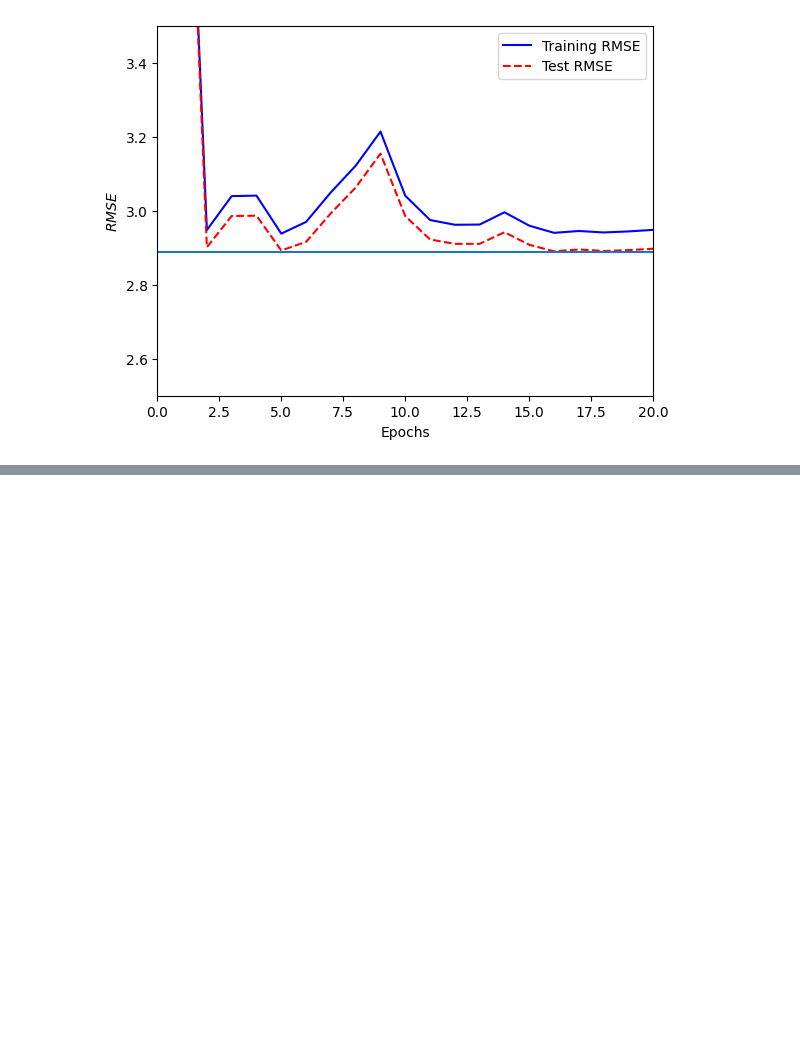
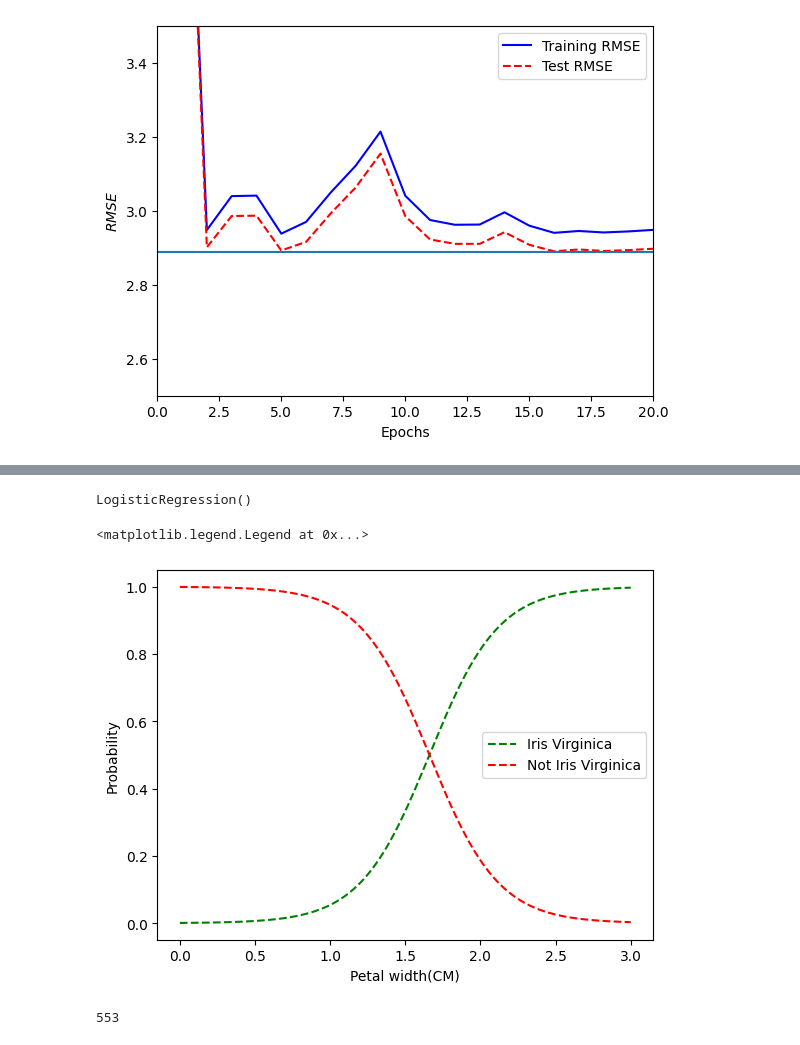
Before and after one commit to ARKA1112/HOML_AurelienG, a Jupyter notebook: chap4_TrainingM.ipynb, the cells around one changed output, grey strips where cells are left out. Saved outputs shown, nothing was run; the diff lists cells and outputs as text; code cells hidden in the pictures; blank space fills up the shorter version.

```diff
--- a/chap4_TrainingM.ipynb
+++ b/chap4_TrainingM.ipynb
@@ -566,0 +612,8 @@ plt.legend()
+# %%
+#using the iris dataset
+
+from sklearn import datasets
+import numpy as np
+import matplotlib.pylab as plt
+iris = datasets.load_iris()
+list(iris.keys())
@@ -566,0 +629,5 @@ plt.legend()
+# %%
+X = iris['data'][:,3:]  #taking only the petal_width
+y = (iris['target'] == 2).astype(int) #1 where 2 is true else o
+iris['target']
+y
@@ -566,0 +642,33 @@ plt.legend()
+# %%
+#Now lets train a logistic regression model:
+
+from sklearn.linear_model import LogisticRegression
+
+log_reg = LogisticRegression()
+log_reg.fit(X, y)
+# %% [output]
+LogisticRegression()
+# %%
+#since we trained the model on petal length
+#Lets make a new dataset
+
+X_new = np.linspace(0,3, 1000).reshape(-1,1)
+y_proba = log_reg.predict_proba(X_new)
+
+plt.plot(X_new, y_proba[:,1],'g--',label='Iris Virginica')
+plt.plot(X_new, y_proba[:,0],'r--',label='Not Iris Virginica')
+plt.xlabel('Petal width(CM)')
+plt.ylabel('Probability')
+plt.legend()
+# %% [output]
+<matplotlib.legend.Legend at 0x...>
+[figure, added]
+# %%
+for i in range(len(y_proba)):
+    if y_proba[i,0] < y_proba[i,1]:
+        print(i)
+        break
+
+#finds the first index where it matches the condition
+# %% [output]
+553
```
Also changed, not shown: parts of 33 cells of this notebook.
